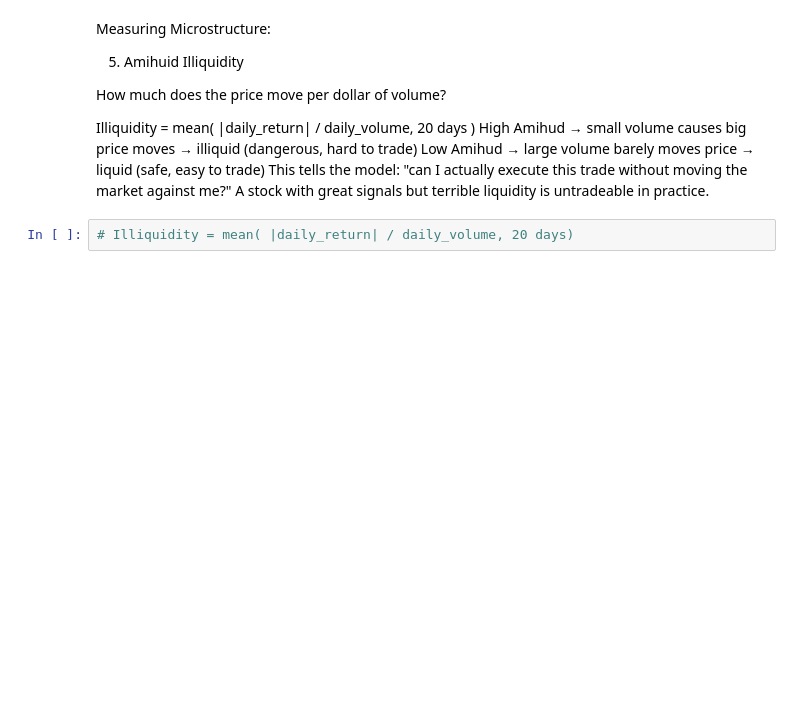
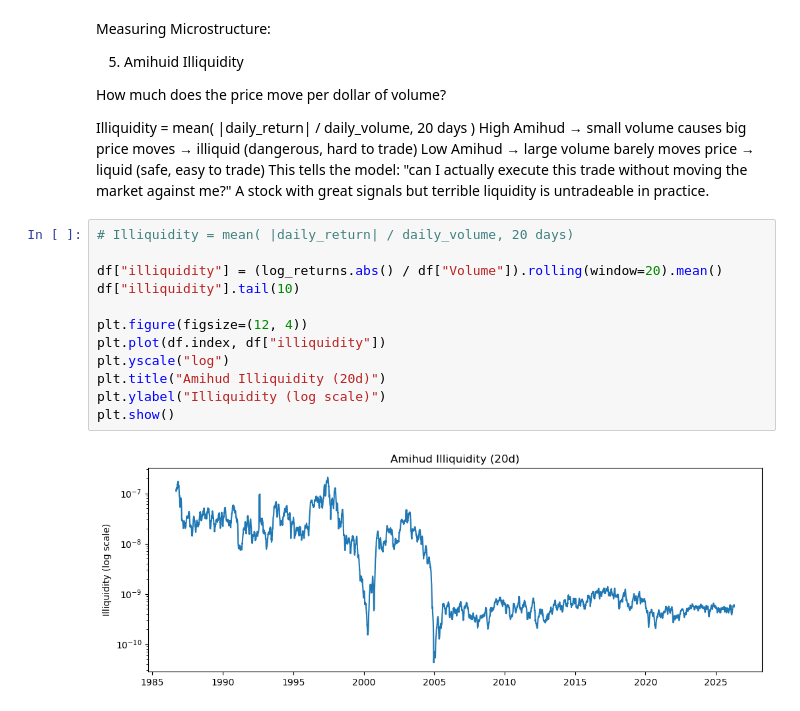
Before and after one commit to giovanarsfalcao/trading-analytics, a Jupyter notebook: research/2_features/1_price_derived/quant_features.ipynb, the cells around one changed output. Drawn from its saved outputs; the diff is of its cells as text; blank space fills up the shorter version.

```diff
--- a/research/2_features/1_price_derived/quant_features.ipynb
+++ b/research/2_features/1_price_derived/quant_features.ipynb
@@ -113,6 +113,18 @@ Low Amihud → large volume barely moves price → liquid (safe, easy to trade)
 This tells the model: "can I actually execute this trade without moving the market against me?" A stock with great signals but terrible liquidity is untradeable in practice.
 # %%
 # Illiquidity = mean( |daily_return| / daily_volume, 20 days)
+
+df["illiquidity"] = (log_returns.abs() / df["Volume"]).rolling(window=20).mean()
+df["illiquidity"].tail(10)
+
+plt.figure(figsize=(12, 4))
+plt.plot(df.index, df["illiquidity"])
+plt.yscale("log")
+plt.title("Amihud Illiquidity (20d)")
+plt.ylabel("Illiquidity (log scale)")
+plt.show()
+# %% [output]
+[figure, added]
 # %% [markdown]
 Measuring Autocorrelation:
 
```
Also changed, not shown: parts of 2 cells of this notebook.
